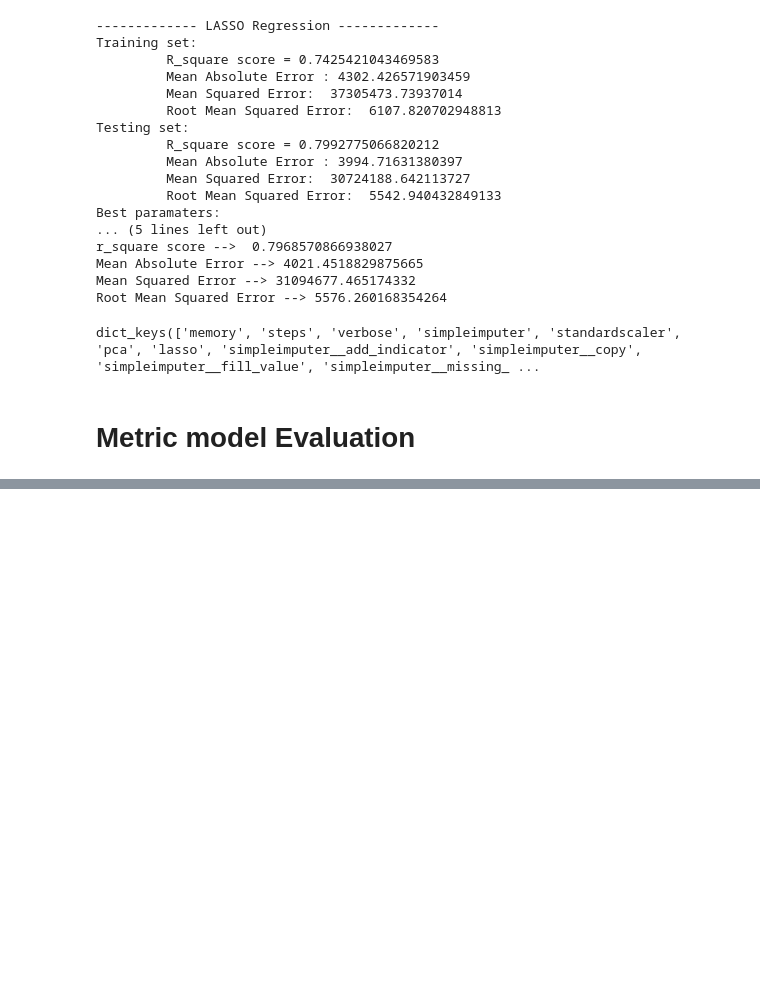
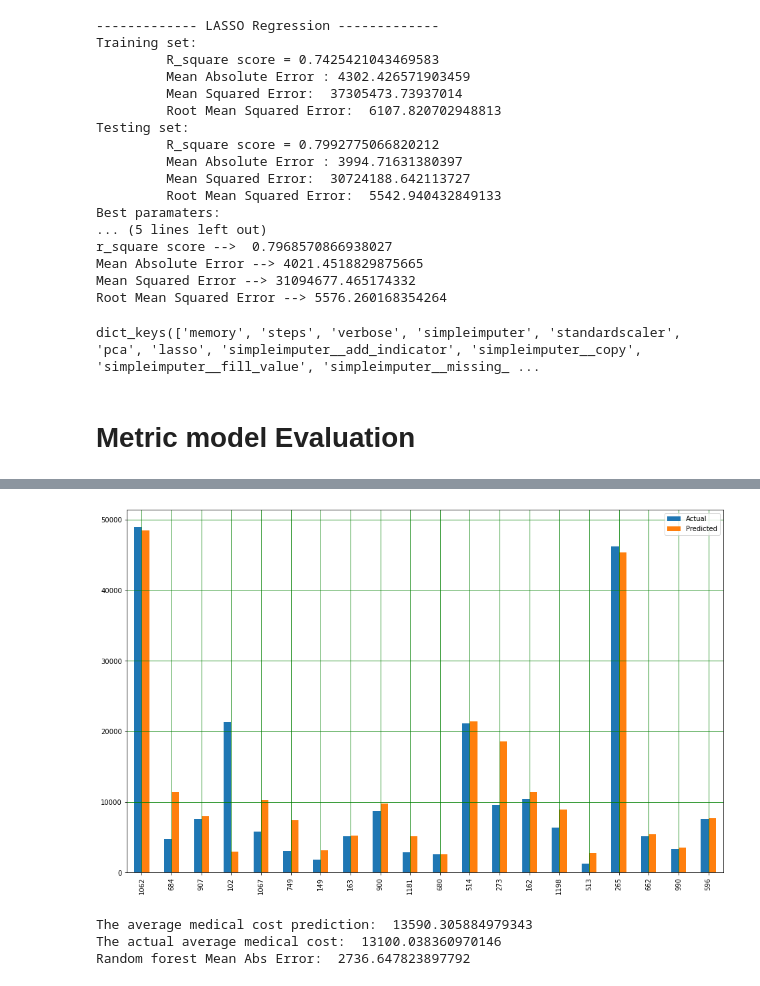
Before and after one commit to truc-tran/Medical-Cost-Forecast, a Jupyter notebook: 3. Preprocessing, Training, Modelling.ipynb, the cells around one changed output, grey strips where cells are left out. Drawn from its saved outputs; the diff is of its cells as text; code cells hidden in the pictures; blank space fills up the shorter version.

```diff
--- a/3. Preprocessing, Training, Modelling.ipynb
+++ b/3. Preprocessing, Training, Modelling.ipynb
@@ -597,0 +605,3 @@ pd.concat([df_r2, df_mae, df_mse, df_rmse], axis=1)
+# %%
+rf_df = pd.DataFrame({'Actual': y_test, 'Predicted': rf_predict})
+rf_df
@@ -597,0 +622,15 @@ pd.concat([df_r2, df_mae, df_mse, df_rmse], axis=1)
+# %%
+rf_df = rf_df.head(20)
+rf_df.plot(kind='bar',figsize=(16,10))
+plt.grid(linestyle='-', color='green')
+plt.show()
+# %% [output]
+[figure, added]
+# %%
+print("The average medical cost prediction: ", rf_predict.mean())
+print("The actual average medical cost: ", y_test.mean())
+print("Random forest Mean Abs Error: ", mean_absolute_error(y_test, rf_predict))
+# %% [output]
+The average medical cost prediction:  13590.305884979343
+The actual average medical cost:  13100.038360970146
+Random forest Mean Abs Error:  2736.647823897792
```
Also changed, not shown: parts of 7 cells of this notebook.
